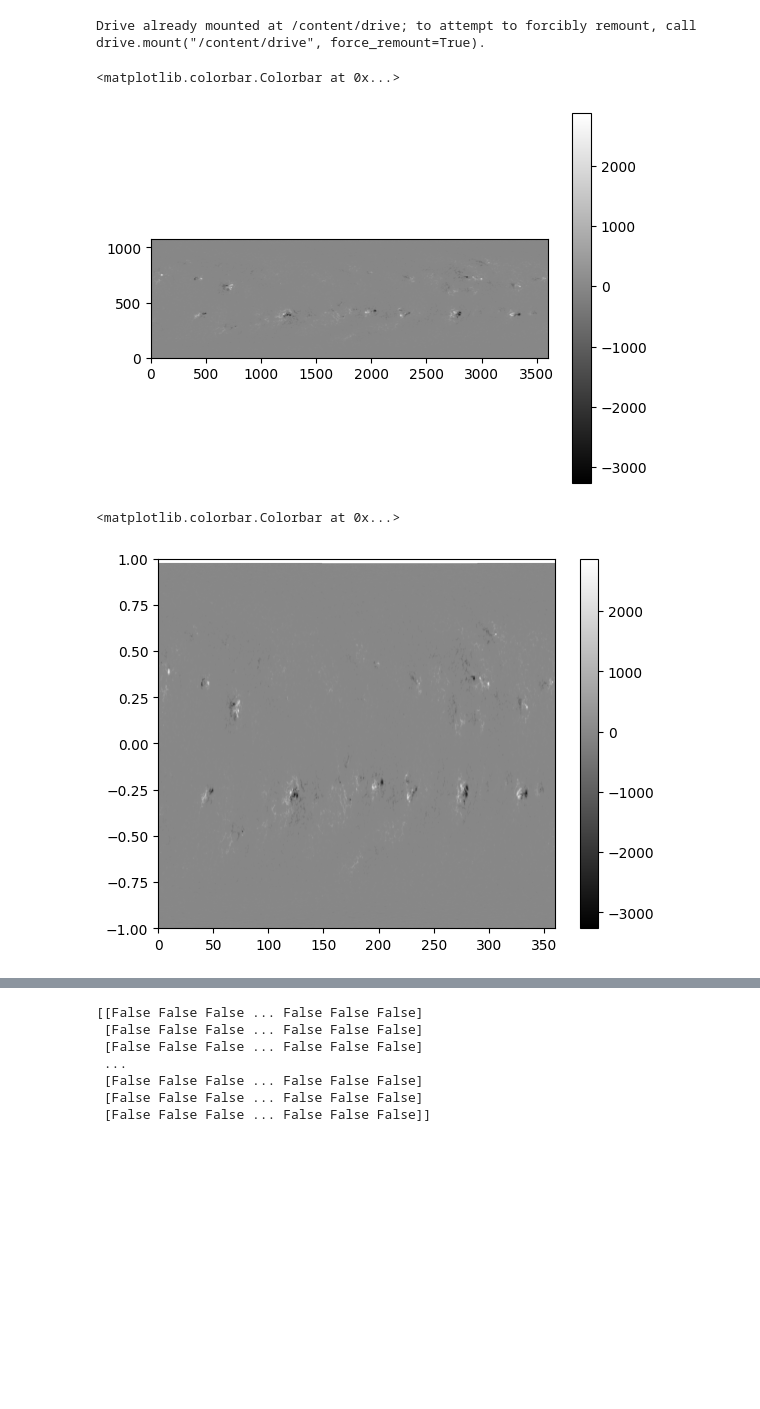
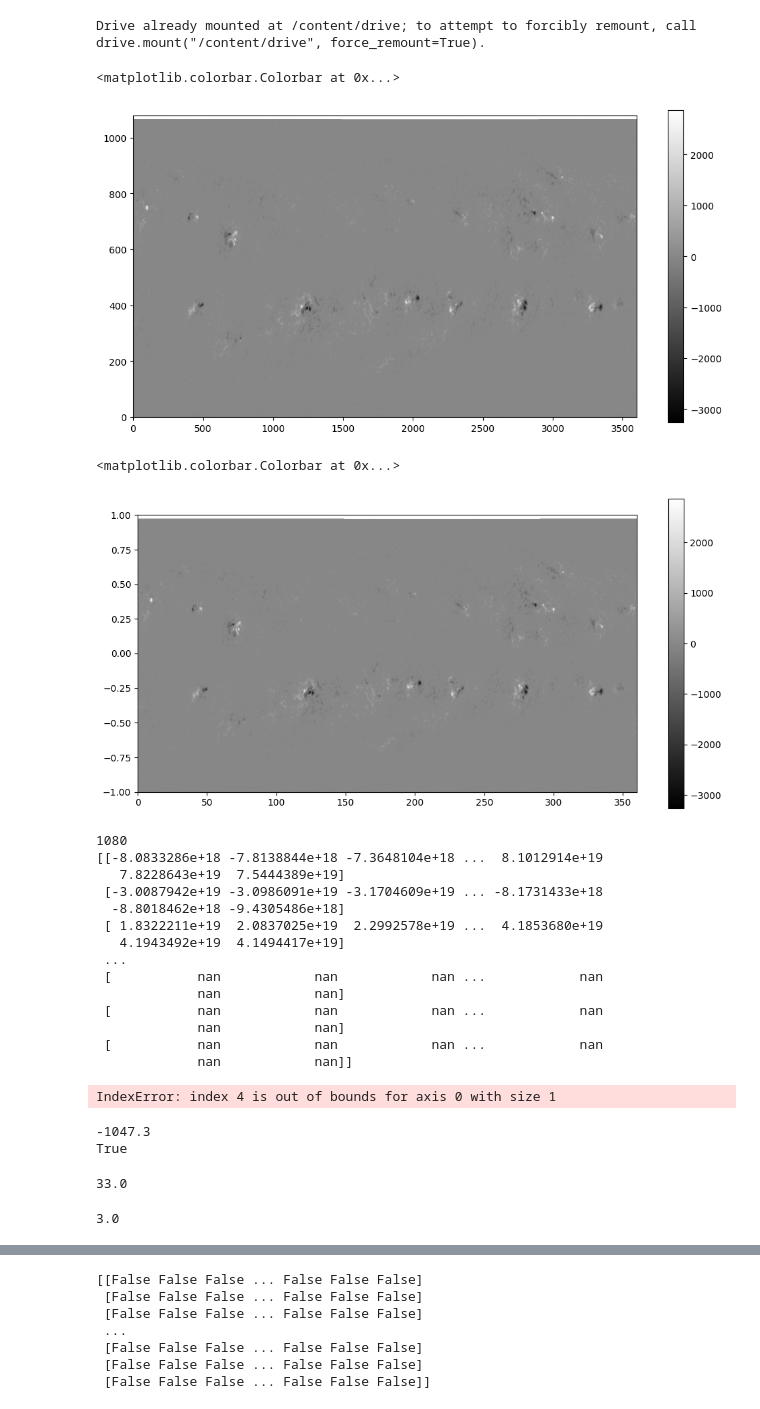
Before and after one commit to Samapti25/solar, a Jupyter notebook: carringtonmaps.ipynb, the cells around one changed output, grey strips where cells are left out. Drawn from its saved outputs; the diff is of its cells as text; code cells hidden in the pictures; blank space fills up the shorter version.

```diff
--- a/carringtonmaps.ipynb
+++ b/carringtonmaps.ipynb
@@ -131,21 +137,21 @@ for file in fits_files:
     header = f[0].header
     data=f[0].data
 # %%
-fig = plt.figure()
-plt.imshow(data, origin="lower", cmap='gray')
+fig = plt.figure(figsize=(12,6))
+plt.imshow(data, origin="lower", cmap='gray', aspect=2)
 plt.colorbar()
 # %% [output]
 <matplotlib.colorbar.Colorbar at 0x...>
-[figure, old version]
+[figure, new version]
 # %%
 nx=data.shape[1]
 ny=data.shape[0]
 longitude=np.linspace(0,360,nx)
 sin_lat=np.linspace(-1,1,ny)
 # %%
-fig = plt.figure()
-plt.imshow(data, origin="lower", cmap='gray',extent=[longitude.min(),longitude.max(),sin_lat.min(),sin_lat.max()],aspect="auto")
+fig = plt.figure(figsize=(12,6))
+plt.imshow(data, origin="lower", cmap='gray',extent=[longitude.min(),longitude.max(),sin_lat.min(),sin_lat.max()],aspect=100)
 plt.colorbar()
 # %% [output]
 <matplotlib.colorbar.Colorbar at 0x...>
-[figure, old version]
+[figure, new version]
@@ -154,0 +158,68 @@ binary_mask=np.abs(data)>threshold
+# %%
+latitude=[]
+longitude=[]
+sinlat=[]
+flux=[]
+R_sun = 6.96e10
+
+
+print(ny)
+for i in range (ny):
+  sin_lat= -1+i*(2/(ny-1))
+  d_sinlat= 2/(ny-1)
+  Latitude =np.arcsin(sin_lat)*(180/np.pi)
+  latitude.append(Latitude)
+  sinlat.append(sin_lat)
+
+  for j in range(nx):
+    Longitude = 0+j*(360/(nx-1))
+    d_lon=360/(nx-1)
+    if i == 0:
+      longitude.append(Longitude)
+      B=data[i,j]
+Phi= (data)*(R_sun**2)*(d_lon)*(d_sinlat)
+print(Phi)
+# %% [output]
+1080
+[[-8.0833286e+18 -7.8138844e+18 -7.3648104e+18 ...  8.1012914e+19
+   7.8228643e+19  7.5444389e+19]
+ [-3.0087942e+19 -3.0986091e+19 -3.1704609e+19 ... -8.1731433e+18
+  -8.8018462e+18 -9.4305486e+18]
+ [ 1.8322211e+19  2.0837025e+19  2.2992578e+19 ...  4.1853680e+19
+   4.1943492e+19  4.1494417e+19]
+ ...
+ [           nan            nan            nan ...            nan
+             nan            nan]
+ [           nan            nan            nan ...            nan
+             nan            nan]
+ [           nan            nan            nan ...            nan
+             nan            nan]]
+# %%
+labeled_array, num_features = label(data)
+sizes = ndimage.sum(data, labeled_array, range(1, num_features + 1))
+# %% [output]
+IndexError: index 4 is out of bounds for axis 0 with size 1
+# %%
+threshold1=1e20
+binary_mask1=np.abs(Phi)>threshold1
+threshold2=100
+binary_mask2=np.abs(data)>threshold2
+mask=(np.abs(data)>threshold2)                                    #|(np.abs(data)==0)
+crop_data=np.where(mask, data, 0)
+print(crop_data[400,500])
+print(binary_mask2[400,500])
+# %% [output]
+-1047.3
+True
+# %%
+labeled_array, num_features = label(binary_mask1)
+sizes1 = ndimage.sum(binary_mask1, labeled_array, range(1, num_features + 1))
+print(sizes1[10])
+# %% [output]
+33.0
+# %%
+labeled_array, num_features = label(binary_mask2)
+sizes2 = ndimage.sum(binary_mask2, labeled_array, range(1, num_features + 1))
+print(sizes2[10])
+# %% [output]
+3.0
```
Also changed, not shown: parts of 22 cells of this notebook.
